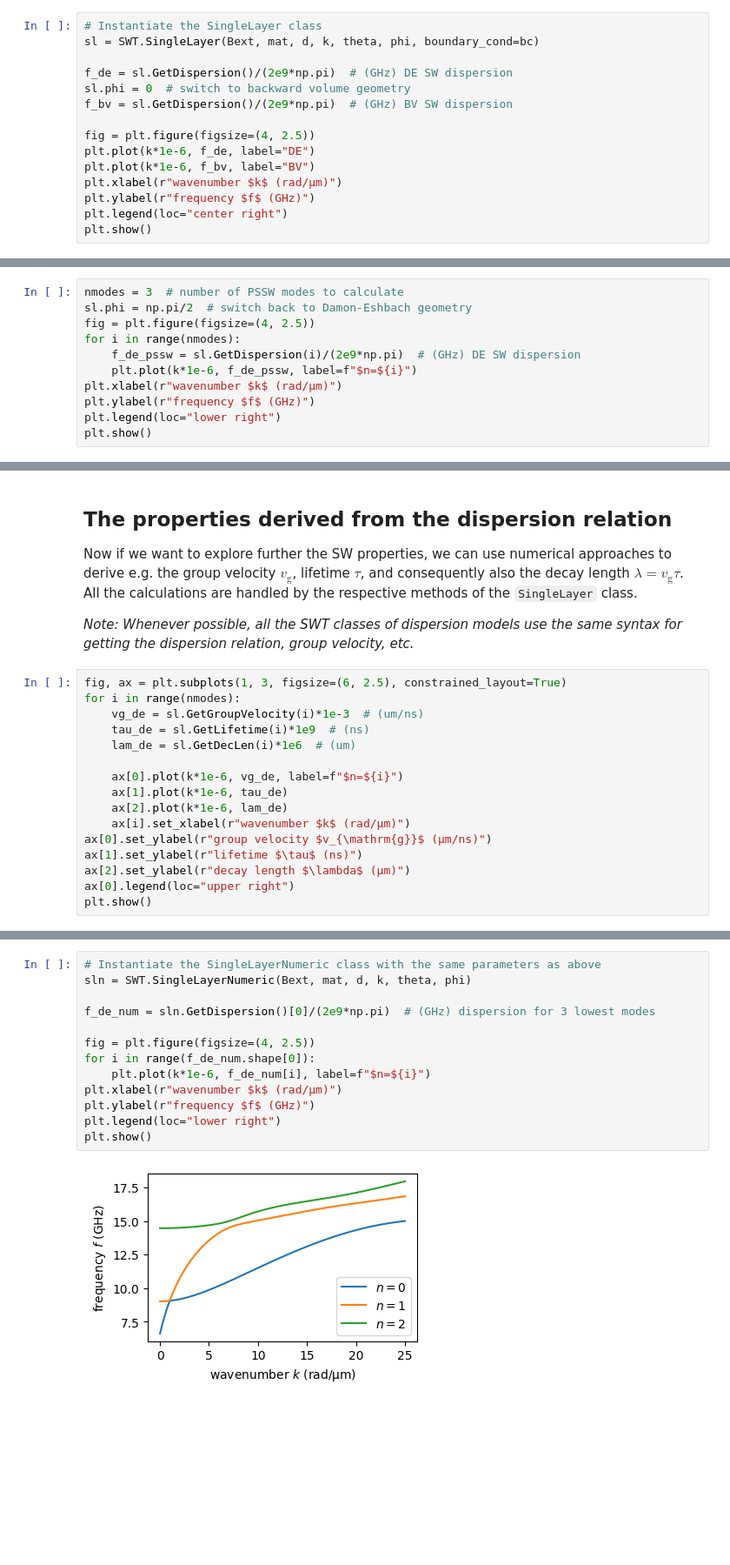
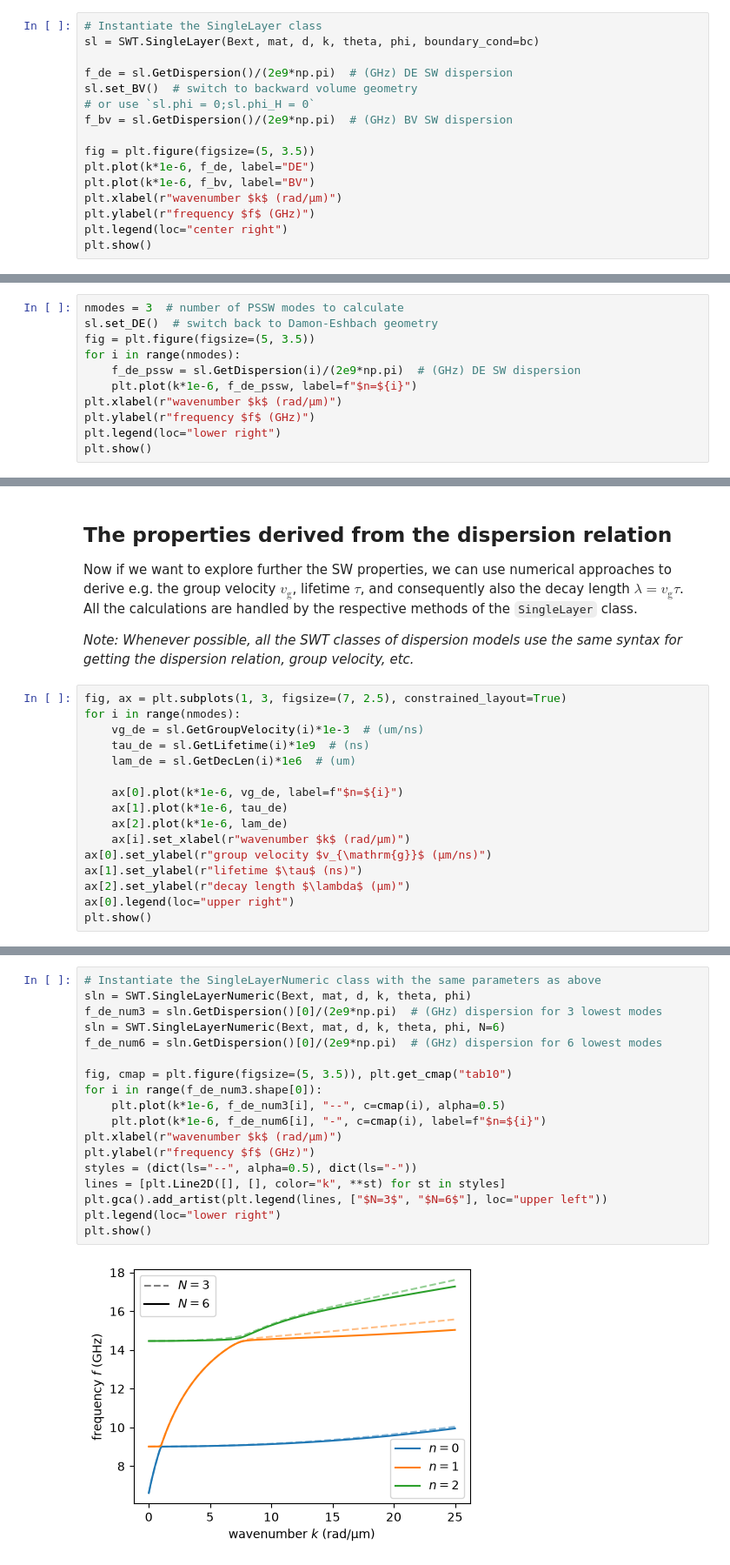
Before and after one commit to CEITECmagnonics/SpinWaveToolkit, a Jupyter notebook: docs/source/_example_nbs/dispersion_relation_basic.ipynb, the cells around one changed output, grey strips where cells are left out. Shown at 87% size. Saved outputs shown, nothing was run; the diff lists cells and outputs as text; blank space fills up the shorter version.

```diff
--- a/docs/source/_example_nbs/dispersion_relation_basic.ipynb
+++ b/docs/source/_example_nbs/dispersion_relation_basic.ipynb
@@ -34,10 +34,11 @@ Now we can calculate the dispersion relation for Damon-Eshbach SWs ($\mathbf{k}\
 sl = SWT.SingleLayer(Bext, mat, d, k, theta, phi, boundary_cond=bc)
 
 f_de = sl.GetDispersion()/(2e9*np.pi)  # (GHz) DE SW dispersion
-sl.phi = 0  # switch to backward volume geometry
+sl.set_BV()  # switch to backward volume geometry
+# or use `sl.phi = 0;sl.phi_H = 0`
 f_bv = sl.GetDispersion()/(2e9*np.pi)  # (GHz) BV SW dispersion
 
-fig = plt.figure(figsize=(4, 2.5))
+fig = plt.figure(figsize=(5, 3.5))
 plt.plot(k*1e-6, f_de, label="DE")
 plt.plot(k*1e-6, f_bv, label="BV")
 plt.xlabel(r"wavenumber $k$ (rad/µm)")
@@ -50,8 +51,8 @@ plt.show()
 To calculate higher-order perpendicular standing spin-wave (PSSW) modes, just supply the mode number to the `sl.GetDispersion()` method. *Note that this model uses only diagonal elements of the system matrix, therefore hybridizations between modes are neglected (see further).*
 # %%
 nmodes = 3  # number of PSSW modes to calculate
-sl.phi = np.pi/2  # switch back to Damon-Eshbach geometry
-fig = plt.figure(figsize=(4, 2.5))
+sl.set_DE()  # switch back to Damon-Eshbach geometry
+fig = plt.figure(figsize=(5, 3.5))
 for i in range(nmodes):
     f_de_pssw = sl.GetDispersion(i)/(2e9*np.pi)  # (GHz) DE SW dispersion
     plt.plot(k*1e-6, f_de_pssw, label=f"$n=${i}")
@@ -67,7 +68,7 @@ Now if we want to explore further the SW properties, we can use numerical approa
 
 *Note: Whenever possible, all the SWT classes of dispersion models use the same syntax for getting the dispersion relation, group velocity, etc.*
 # %%
-fig, ax = plt.subplots(1, 3, figsize=(6, 2.5), constrained_layout=True)
+fig, ax = plt.subplots(1, 3, figsize=(7, 2.5), constrained_layout=True)
 for i in range(nmodes):
     vg_de = sl.GetGroupVelocity(i)*1e-3  # (um/ns)
     tau_de = sl.GetLifetime(i)*1e9  # (ns)
@@ -92,16 +95,21 @@ So far, the dispersion relation was calculated using analytically derived formul
 # %%
 # Instantiate the SingleLayerNumeric class with the same parameters as above
 sln = SWT.SingleLayerNumeric(Bext, mat, d, k, theta, phi)
+f_de_num3 = sln.GetDispersion()[0]/(2e9*np.pi)  # (GHz) dispersion for 3 lowest modes
+sln = SWT.SingleLayerNumeric(Bext, mat, d, k, theta, phi, N=6)
+f_de_num6 = sln.GetDispersion()[0]/(2e9*np.pi)  # (GHz) dispersion for 6 lowest modes
 
-f_de_num = sln.GetDispersion()[0]/(2e9*np.pi)  # (GHz) dispersion for 3 lowest modes
-
-fig = plt.figure(figsize=(4, 2.5))
-for i in range(f_de_num.shape[0]):
-    plt.plot(k*1e-6, f_de_num[i], label=f"$n=${i}")
+fig, cmap = plt.figure(figsize=(5, 3.5)), plt.get_cmap("tab10")
+for i in range(f_de_num3.shape[0]):
+    plt.plot(k*1e-6, f_de_num3[i], "--", c=cmap(i), alpha=0.5)
+    plt.plot(k*1e-6, f_de_num6[i], "-", c=cmap(i), label=f"$n=${i}")
 plt.xlabel(r"wavenumber $k$ (rad/µm)")
 plt.ylabel(r"frequency $f$ (GHz)")
+styles = (dict(ls="--", alpha=0.5), dict(ls="-"))
+lines = [plt.Line2D([], [], color="k", **st) for st in styles]
+plt.gca().add_artist(plt.legend(lines, ["$N=3$", "$N=6$"], loc="upper left"))
 plt.legend(loc="lower right")
 plt.show()
 # %% [output]
-[figure, old version]
+[figure, new version]
 # %% [markdown]
```
Also changed, not shown: parts of 5 cells of this notebook, 5 other files.
